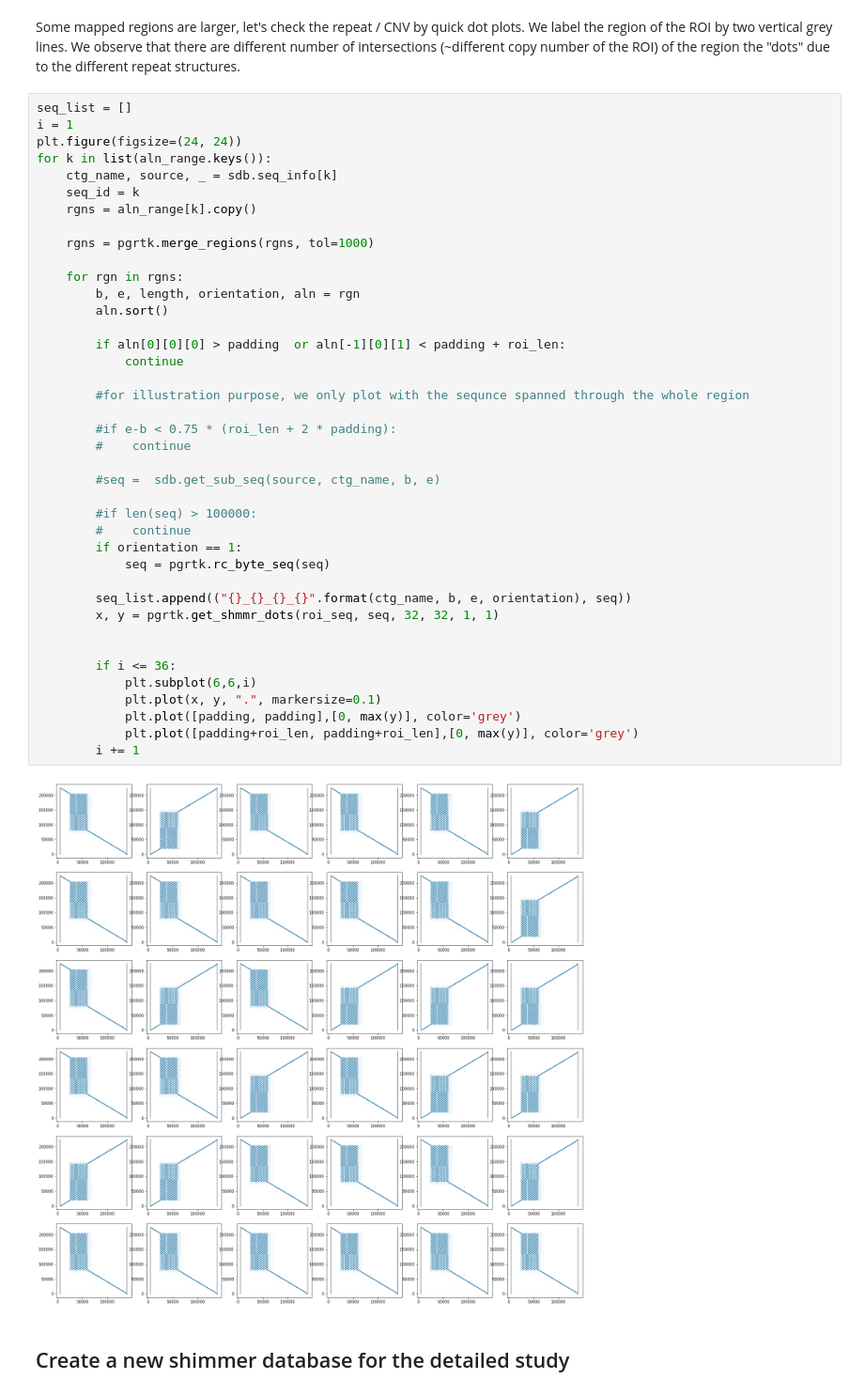
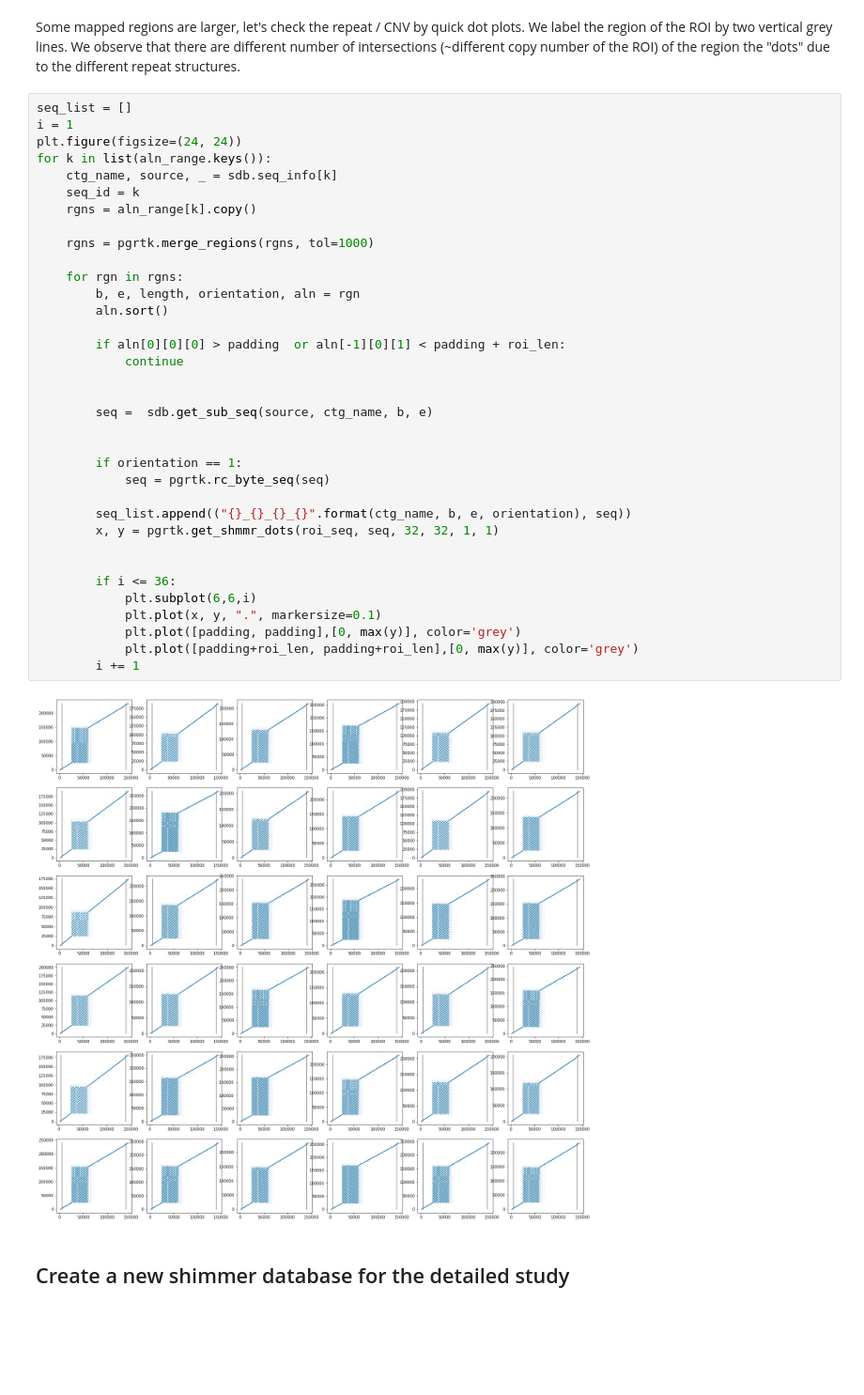
Before and after one commit to GeneDx/pgr-tk-notebooks, a Jupyter notebook: 07-1-LPA-repeat.ipynb, the cells around one changed output. Shown at 94% size. Drawn from its saved outputs; the diff is of its cells as text; blank space fills up the shorter version.

Commit message:
add additional analysis / plots for projecting the three types onto each haplotype

```diff
--- a/07-1-LPA-repeat.ipynb
+++ b/07-1-LPA-repeat.ipynb
@@ -115,40 +115,35 @@ for k in list(aln_range.keys()):
     ctg_name, source, _ = sdb.seq_info[k]
     seq_id = k
     rgns = aln_range[k].copy()
 
     rgns = pgrtk.merge_regions(rgns, tol=1000)
 
     for rgn in rgns:
         b, e, length, orientation, aln = rgn
         aln.sort()
 
         if aln[0][0][0] > padding  or aln[-1][0][1] < padding + roi_len:
             continue
 
-        #for illustration purpose, we only plot with the sequnce spanned through the whole region
 
-        #if e-b < 0.75 * (roi_len + 2 * padding):
-        #    continue
+        seq =  sdb.get_sub_seq(source, ctg_name, b, e)
 
-        #seq =  sdb.get_sub_seq(source, ctg_name, b, e)
 
-        #if len(seq) > 100000:
-        #    continue
         if orientation == 1:
             seq = pgrtk.rc_byte_seq(seq)
 
         seq_list.append(("{}_{}_{}_{}".format(ctg_name, b, e, orientation), seq))
         x, y = pgrtk.get_shmmr_dots(roi_seq, seq, 32, 32, 1, 1)
 
 
         if i <= 36:
             plt.subplot(6,6,i)
             plt.plot(x, y, ".", markersize=0.1)
             plt.plot([padding, padding],[0, max(y)], color='grey')
             plt.plot([padding+roi_len, padding+roi_len],[0, max(y)], color='grey')
         i += 1
 # %% [output]
-[figure, old version]
+[figure, new version]
 # %% [markdown]
 ## Create a new shimmer database for the detailed study
 # %%
```
Also changed, not shown: parts of 22 cells of this notebook.
